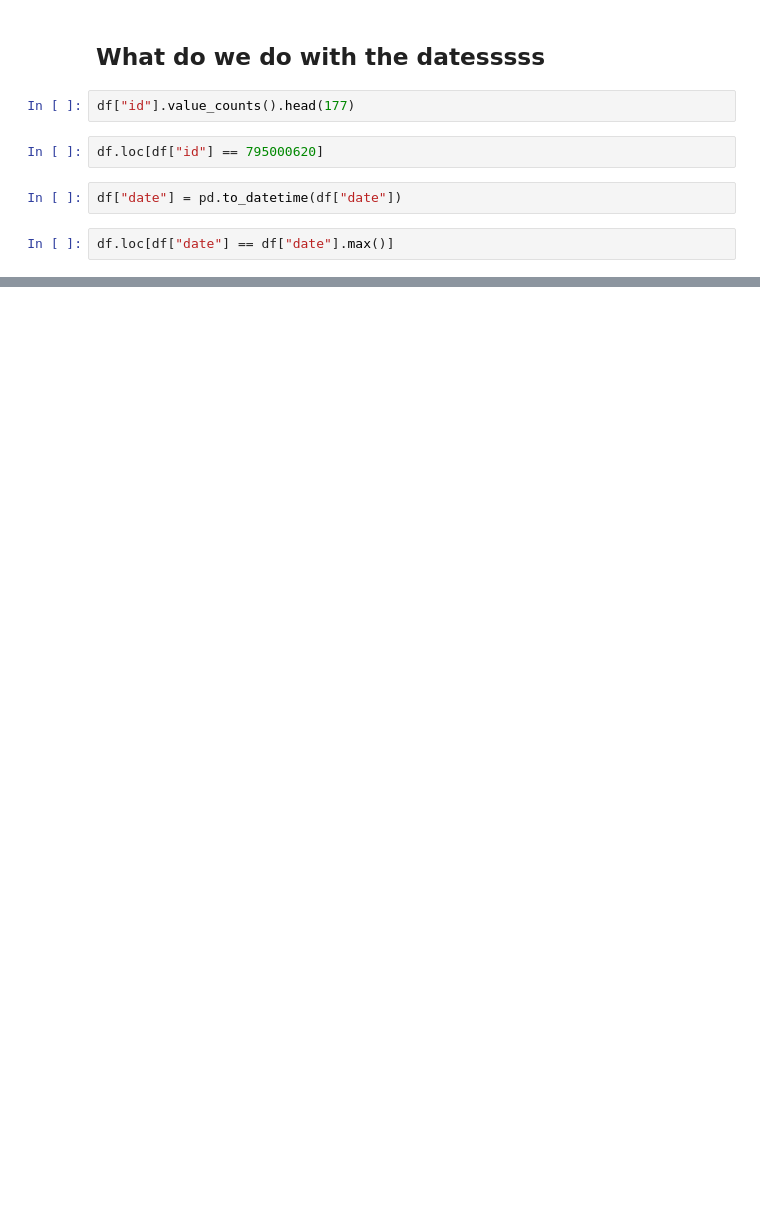
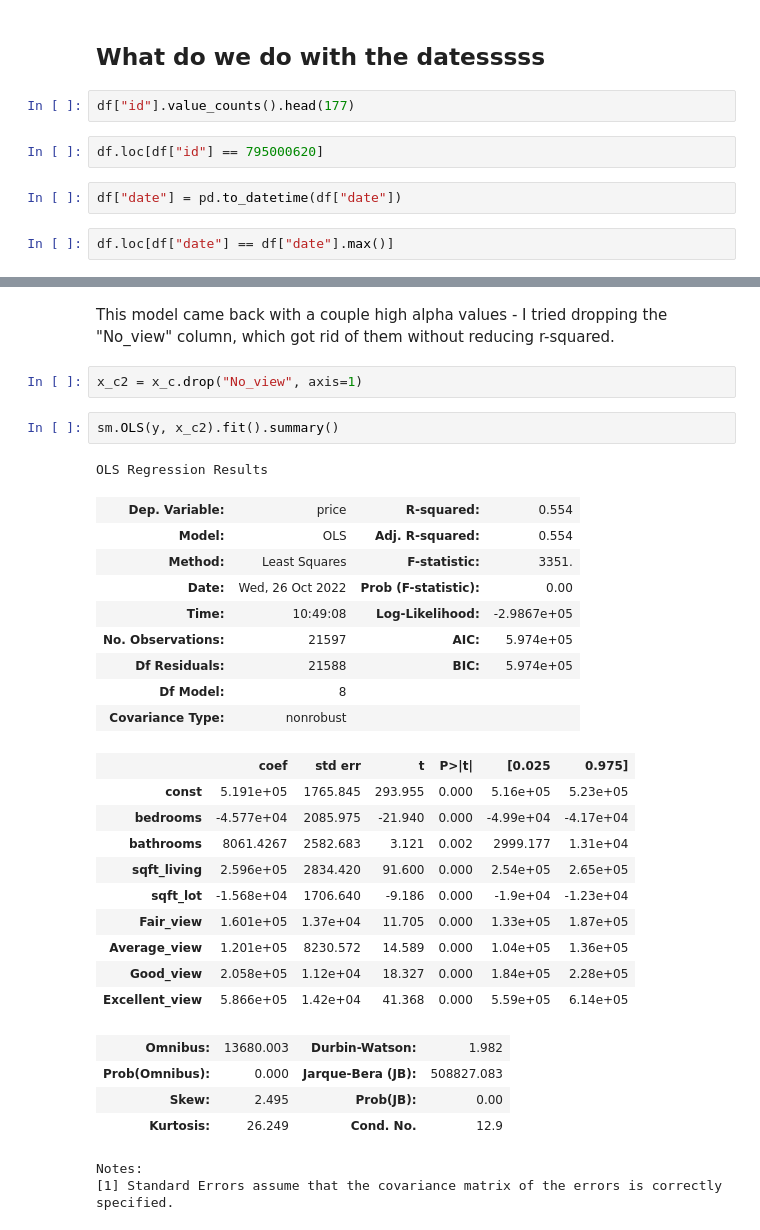
Before and after one commit to DrewFHolcombe/Housing-Sales-Analysis, a Jupyter notebook: Scratch Code/Drew.ipynb, the cells around one changed output, grey strips where cells are left out. Cells and saved outputs as stored; diff of their text form; blank space fills up the shorter version.

```diff
--- a/Scratch Code/Drew.ipynb
+++ b/Scratch Code/Drew.ipynb
@@ -942,0 +358,33 @@ df.loc[df["date"] == df["date"].max()]
+# %% [markdown]
+This model came back with a couple high alpha values - I tried dropping the "No_view" column, which got rid of them without reducing r-squared.
+# %%
+x_c2 = x_c.drop("No_view", axis=1)
+# %%
+sm.OLS(y, x_c2).fit().summary()
+# %% [output]
+OLS Regression Results
+| Dep. Variable: | price | R-squared: | 0.554 |
+| Model: | OLS | Adj. R-squared: | 0.554 |
+| Method: | Least Squares | F-statistic: | 3351. |
+| Date: | Wed, 26 Oct 2022 | Prob (F-statistic): | 0.00 |
+| Time: | 10:49:08 | Log-Likelihood: | -2.9867e+05 |
+| No. Observations: | 21597 | AIC: | 5.974e+05 |
+| Df Residuals: | 21588 | BIC: | 5.974e+05 |
+| Df Model: | 8 |  |  |
+| Covariance Type: | nonrobust |  |  |
+|  | coef | std err | t | P>|t| | [0.025 | 0.975] |
+| const | 5.191e+05 | 1765.845 | 293.955 | 0.000 | 5.16e+05 | 5.23e+05 |
+| bedrooms | -4.577e+04 | 2085.975 | -21.940 | 0.000 | -4.99e+04 | -4.17e+04 |
+| bathrooms | 8061.4267 | 2582.683 | 3.121 | 0.002 | 2999.177 | 1.31e+04 |
+| sqft_living | 2.596e+05 | 2834.420 | 91.600 | 0.000 | 2.54e+05 | 2.65e+05 |
+| sqft_lot | -1.568e+04 | 1706.640 | -9.186 | 0.000 | -1.9e+04 | -1.23e+04 |
+| Fair_view | 1.601e+05 | 1.37e+04 | 11.705 | 0.000 | 1.33e+05 | 1.87e+05 |
+| Average_view | 1.201e+05 | 8230.572 | 14.589 | 0.000 | 1.04e+05 | 1.36e+05 |
+| Good_view | 2.058e+05 | 1.12e+04 | 18.327 | 0.000 | 1.84e+05 | 2.28e+05 |
+| Excellent_view | 5.866e+05 | 1.42e+04 | 41.368 | 0.000 | 5.59e+05 | 6.14e+05 |
+| Omnibus: | 13680.003 | Durbin-Watson: | 1.982 |
+| Prob(Omnibus): | 0.000 | Jarque-Bera (JB): | 508827.083 |
+| Skew: | 2.495 | Prob(JB): | 0.00 |
+| Kurtosis: | 26.249 | Cond. No. | 12.9 |
+Notes:
+[1] Standard Errors assume that the covariance matrix of the errors is correctly specified.
```
Also changed, not shown: parts of 81 cells of this notebook.
